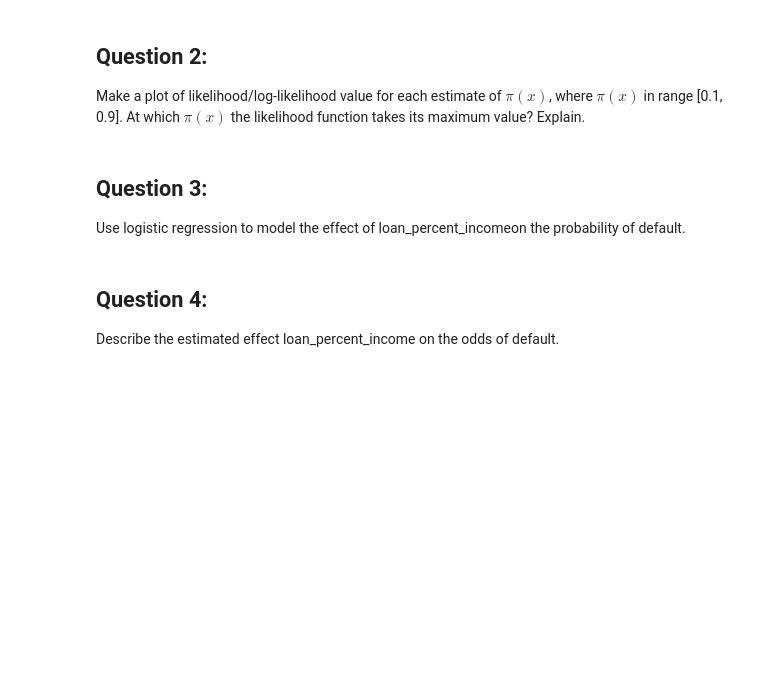
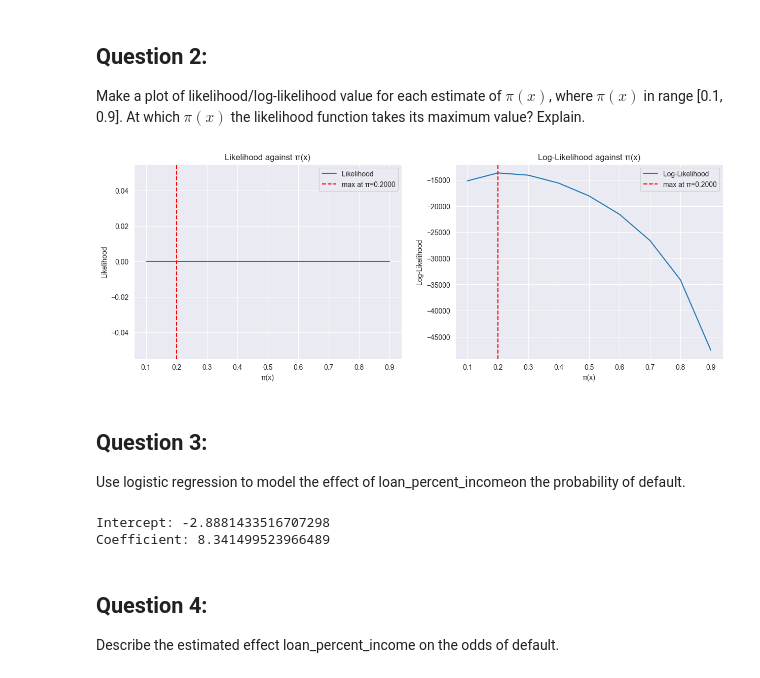
Before and after one commit to rudimuliawan/credit-scoring-analytics, a Jupyter notebook: mentoring/question_mentoring2.ipynb, the cells around one changed output. Saved outputs shown, nothing was run; the diff lists cells and outputs as text; code cells hidden in the pictures; blank space fills up the shorter version.

```diff
--- a/mentoring/question_mentoring2.ipynb
+++ b/mentoring/question_mentoring2.ipynb
@@ -532,3 +719,40 @@ Make a plot of likelihood/log-likelihood value for each estimate of $\pi(x)$, wh
+# %%
+y = data_train['loan_status'].values
+n = len(y)
+
+pi_list = np.arange(0.1, 1, 0.1)
+
+likelihood_list = []
+log_likelihood_list = []
+
+for pi in pi_list:
+    ll = np.sum(y * np.log(pi) + (1 - y ) * np.log(1 - pi))
+    log_likelihood_list.append(ll)
+    likelihood_list.append(np.exp(ll))
+
+max_idx = np.argmax(log_likelihood_list)
+max_pi = pi_list[max_idx]
+
+plt.figure(figsize = (15, 5))
+plt.subplot(1, 2, 1)
+plt.plot(pi_list, likelihood_list, label="Likelihood")
+plt.xlabel('π(x)')
+plt.ylabel('Likelihood')
+plt.title('Likelihood against π(x)')
+plt.axvline(x=max_pi, color='r', linestyle='--', label=f'max at π={max_pi:.4f}')
+plt.legend()
+
+plt.subplot(1, 2, 2)
+plt.plot(pi_list, log_likelihood_list, label="Log-Likelihood")
+plt.xlabel('π(x)')
+plt.ylabel('Log-Likelihood')
+plt.title('Log-Likelihood against π(x)')
+plt.axvline(x=max_pi, color='r', linestyle='--', label=f'max at π={max_pi:.4f}')
+plt.legend()
+
+plt.show()
+# %% [output]
+[figure, added]
 # %% [markdown]
 ## **Question 3**:
 Use logistic regression to model the effect of loan_percent_incomeon the probability
@@ -538,3 +760,16 @@ of default.
+# %%
+from sklearn.linear_model import LogisticRegression
+
+X = data_train[['loan_percent_income']]
+y = data_train['loan_status']
+
+log_reg = LogisticRegression().fit(X, y)
+
+print(f'Intercept: {log_reg.intercept_[0]}')
+print(f'Coefficient: {log_reg.coef_[0][0]}')
+# %% [output]
+Intercept: -2.8881433516707298
+Coefficient: 8.341499523966489
 # %% [markdown]
 ## **Question 4**:
 Describe the estimated effect loan_percent_income on the odds of default.
```
Also changed, not shown: parts of 39 cells of this notebook, 1 other file.
